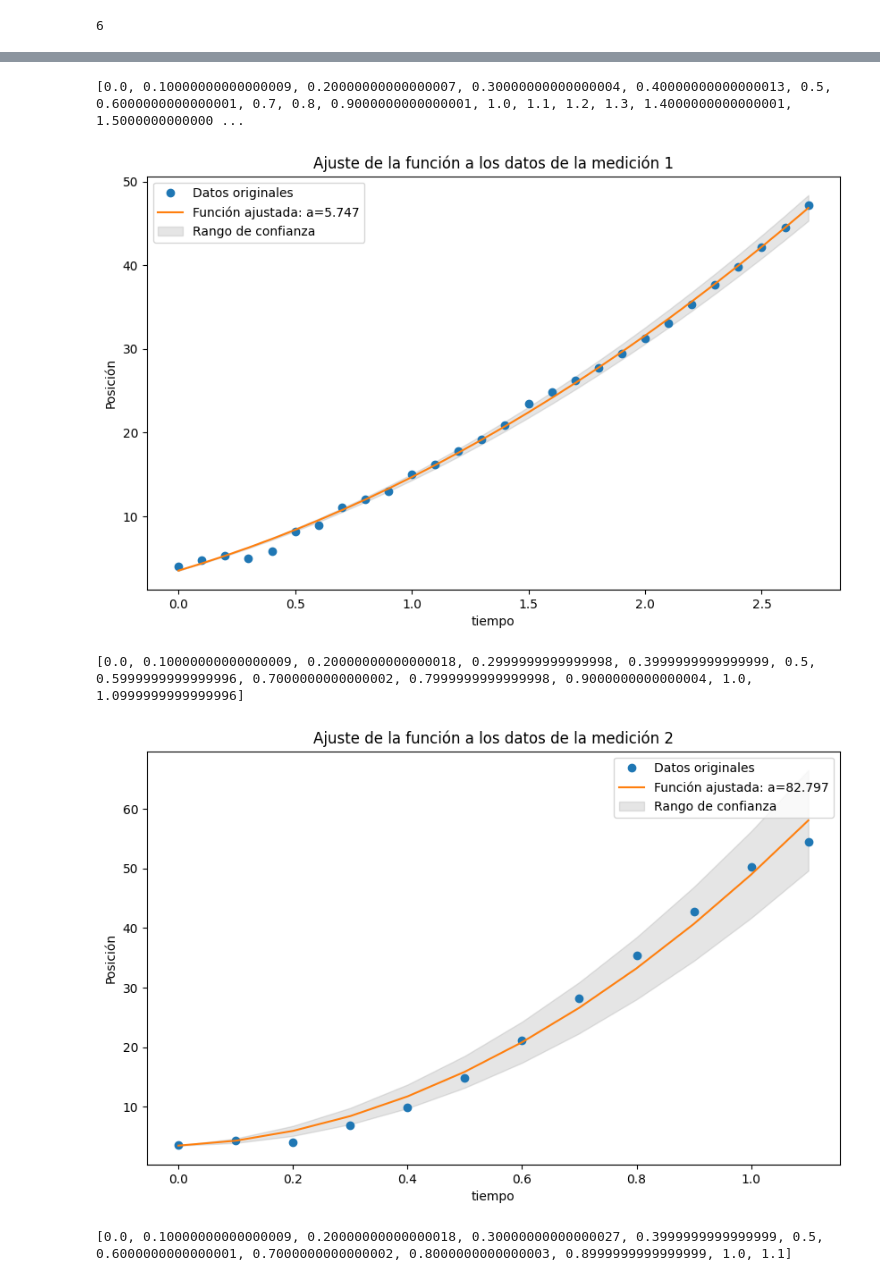
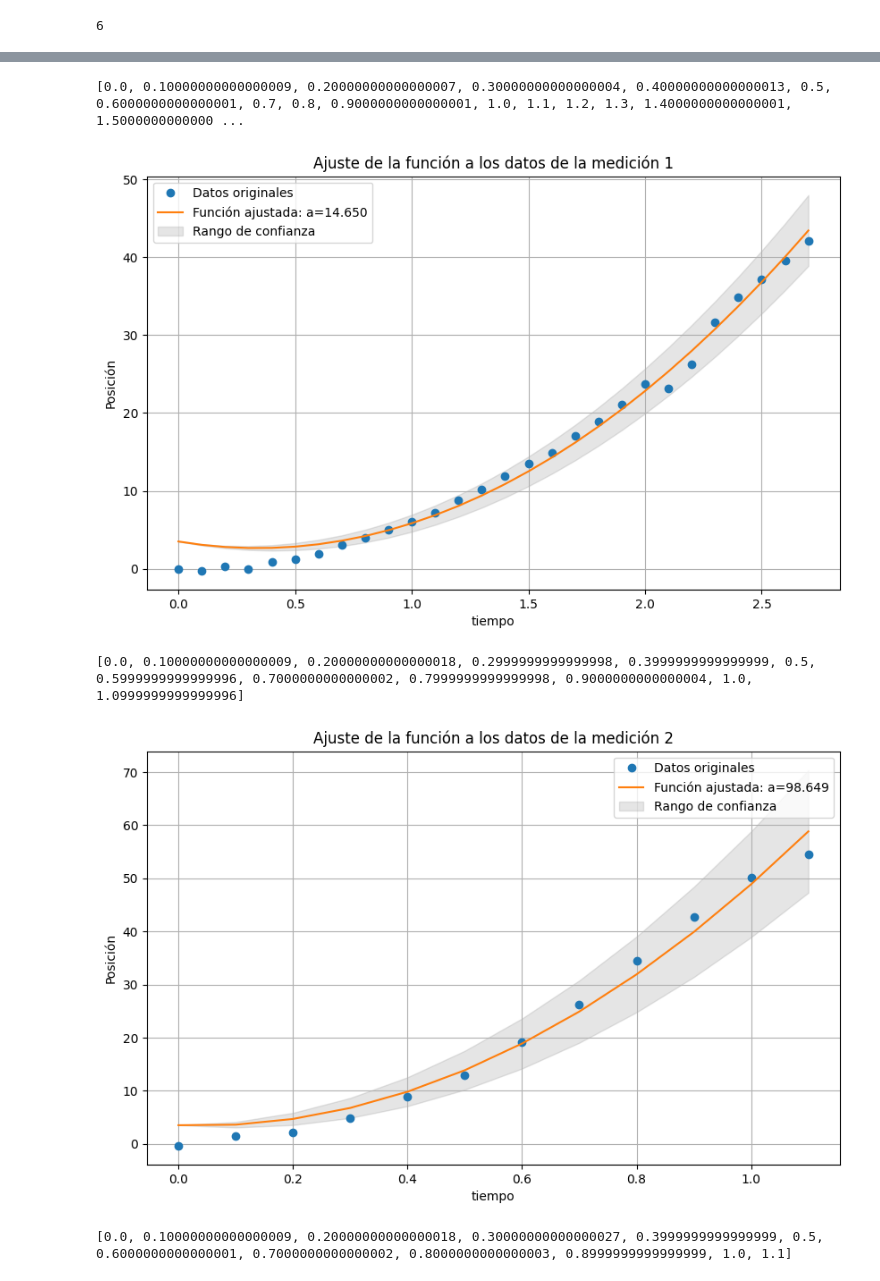
Before and after one commit to BryanDrexler/Fisica_TP3, a Jupyter notebook: tp3.ipynb, the cells around one changed output, grey strips where cells are left out. Saved outputs shown, nothing was run; the diff lists cells and outputs as text; code cells hidden in the pictures.

```diff
--- a/tp3.ipynb
+++ b/tp3.ipynb
@@ -111,7 +111,7 @@ def calcular_y_graficar(tiempos, posiciones, plot = False):
 
 tiempos, posiciones = p_v_a(datos)
 
-aceleraciones, velocidades = calcular_y_graficar(tiempos[:5], posiciones[:5])
+aceleraciones, velocidades = calcular_y_graficar(tiempos[:], posiciones[:])
 # %% [output]
 len acel =26
 len acel =10
@@ -349,6 +377,7 @@ for i in range(0, 13):
     plt.title('Ajuste de la función a los datos de la medición %d' % (i+1))
     plt.xlabel('tiempo')
     plt.ylabel('Posición')
+    plt.grid()
     plt.legend()
     plt.show()
 
@@ -357,34 +386,34 @@ for i in range(0, 13):
     valores_m[3] = valor_m[1]
     valor_m = valores_m
     roz = (valor_m[i] / valor_M[i]) + (popt[0] * (valor_m[i] + valor_M[i])) / (g * valor_m[i])
     mus.append(roz)
 
 plt.figure(figsize=(6, 4))
 plt.plot(valor_m[:6], mus[:6], 'o')
 plt.title('coeficiente de rozamiento para distintas $m$ sin papel')
 plt.xlabel('Valor de masa para $m$ (g)')
 plt.ylabel('Coeficiente de rozamiento')
 plt.grid()
 plt.show()
 
 plt.figure(figsize=(6, 4))
 plt.plot(valor_m[6:10], mus[6:10], 'o')
 plt.title('coeficiente de rozamiento para distintas $m$ papel solo en la base')
 plt.xlabel('Valor de masa para $m$ (g)')
 plt.ylabel('Coeficiente de rozamiento')
 plt.grid()
 plt.show()
 
 plt.figure(figsize=(6, 4))
 plt.plot(valor_m[10:], mus[10:], 'o')
 plt.title('coeficiente de rozamiento para distintas $m$ con dos papeles')
 plt.xlabel('Valor de masa para $m$ (g)')
 plt.ylabel('Coeficiente de rozamiento')
 plt.grid()
 plt.show()
 # %% [output]
 [0.0, 0.10000000000000009, 0.20000000000000007, 0.30000000000000004, 0.40000000000000013, 0.5, 0.6000000000000001, 0.7, 0.8, 0.9000000000000001, 1.0, 1.1, 1.2, 1.3, 1.4000000000000001, 1.5000000000000 ...
-[figure, old version]
+[figure, new version]
 [0.0, 0.10000000000000009, 0.20000000000000018, 0.2999999999999998, 0.3999999999999999, 0.5, 0.5999999999999996, 0.7000000000000002, 0.7999999999999998, 0.9000000000000004, 1.0, 1.0999999999999996]
-[figure, old version]
+[figure, new version]
 [0.0, 0.10000000000000009, 0.20000000000000018, 0.30000000000000027, 0.3999999999999999, 0.5, 0.6000000000000001, 0.7000000000000002, 0.8000000000000003, 0.8999999999999999, 1.0, 1.1]
```
Also changed, not shown: parts of 3 cells of this notebook.
